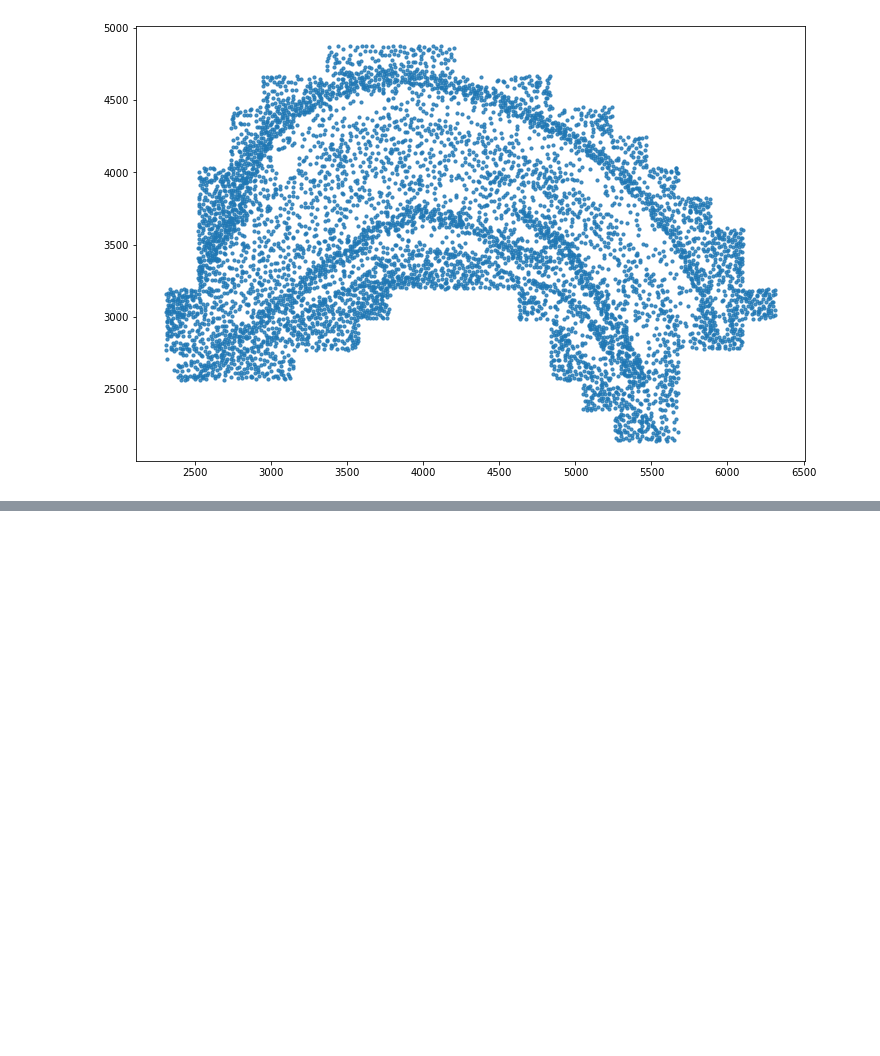
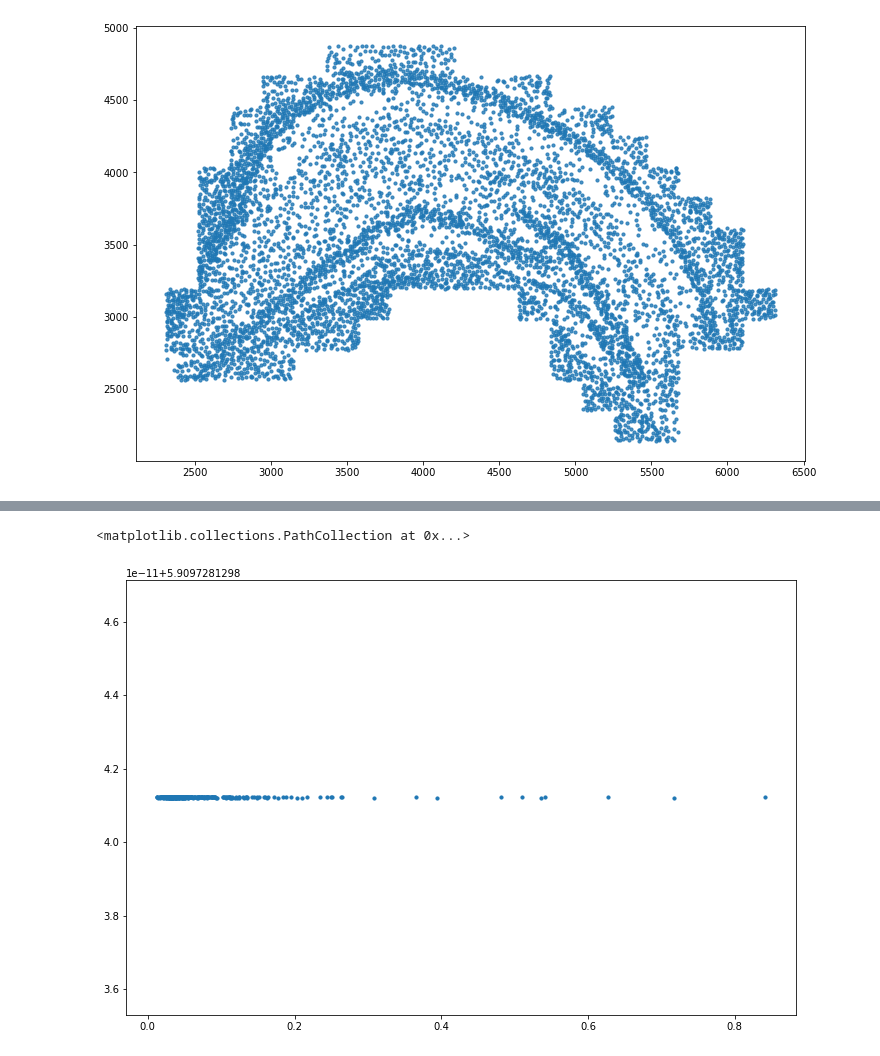
Before and after one commit to wollmanlab/dredFISH, a Jupyter notebook: dredFISH/Python/Analysis/Graph/TestClustering_11182021.ipynb, the cells around one changed output, grey strips where cells are left out. Drawn from its saved outputs; the diff is of its cells as text; code cells hidden in the pictures; blank space fills up the shorter version.

Commit message:
TissueGraph almost ready to general use

```diff
--- a/dredFISH/Python/Analysis/Graph/TestClustering_11182021.ipynb
+++ b/dredFISH/Python/Analysis/Graph/TestClustering_11182021.ipynb
@@ -45,6 +42,7 @@ No
 # %%
 TG = tg.TissueGraph()
 TG = TG.BuildSpatialGraph(XY)
+TG.Type=cell_label=meta["cell_type_low"]
 # %%
 fig,ax=plt.subplots(figsize=(12,8))
 plt.scatter(x=TG.X,y=TG.Y,s=10,alpha=0.8)
@@ -55,0 +54,30 @@ G = TG.G
+# %%
+dend=pd.read_csv(dpath,index_col=0)
+dend=dend.loc[dend["H"]>0]
+dend.sort_values(by="H",inplace=True)
+dend.set_index(np.arange(len(dend)))
+dend["A"]=dend["A"].astype(str)
+dend["B"]=dend["B"].astype(str)
+dend["C"]=dend["C"].astype(str)
+
+def dend_cut(DendRef,CellTypeVec,Hcut):
+    TypeVec=copy(CellTypeVec)
+    Nt=sum(DendRef["H"]<=Hcut)
+    for i in range(Nt):
+        cut = DendRef.iloc[i]
+        ix = [i for i, x in enumerate(TG.Type) if x == cut["A"]]
+        for j in range(len(ix)):
+            TypeVec[ix[j]]=cut["C"]
+        ix = [i for i, x in enumerate(TG.Type) if x == cut["B"]]
+        for j in range(len(ix)):
+            TypeVec[ix[j]]=cut["C"]
+    return TypeVec
+# %%
+Hvec=dend["H"].values
+Sz = np.empty(len(Hvec))
+CondEnt = np.empty(len(Hvec))
+AllZones={}
+for i in range(len(Hvec)):
+    PossType = dend_cut(dend,TG.Type,Hvec[i])
+    Sz[i]=len(set(PossType))
+    CondEnt[i] = TG.ContractGraph(PossType).CondEntropy()
@@ -55,0 +98,6 @@ G = TG.G
+# %%
+fig,ax=plt.subplots(figsize=(12,8))
+plt.scatter(x=Sz,y=CondEnt,s=10)
+# %% [output]
+<matplotlib.collections.PathCollection at 0x...>
+[figure, added]
```
Also changed, not shown: parts of 6 cells of this notebook, 1 other file.
